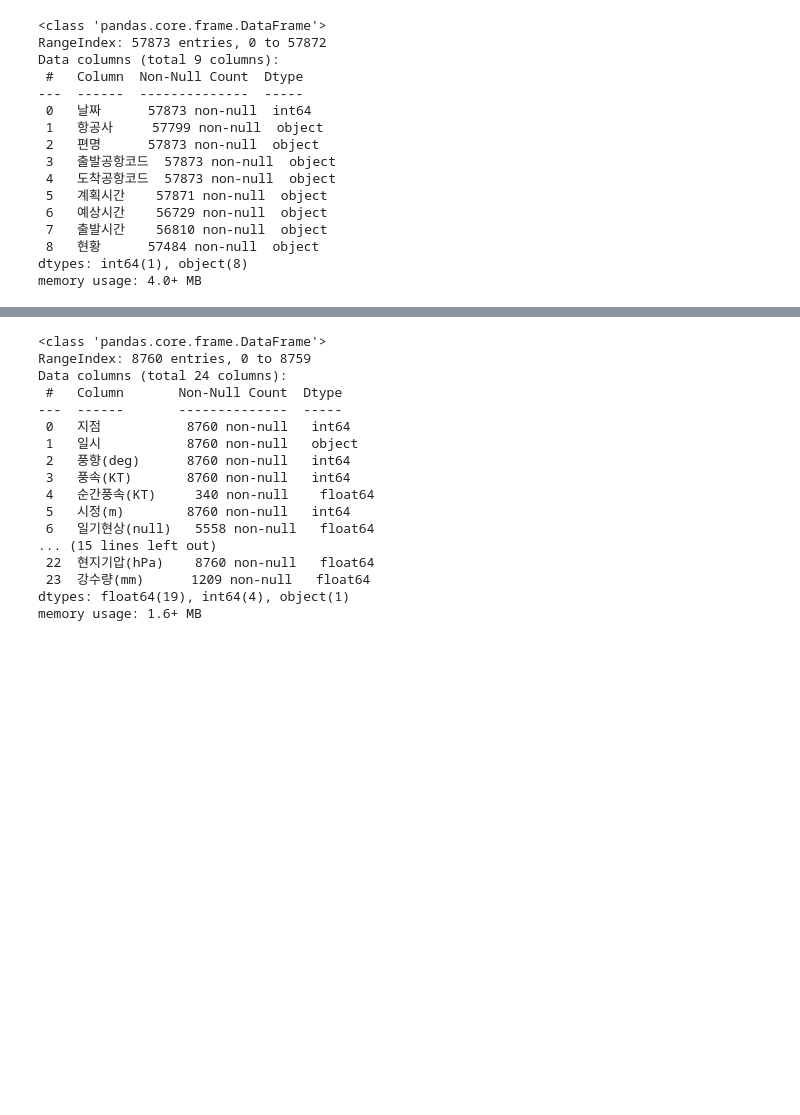
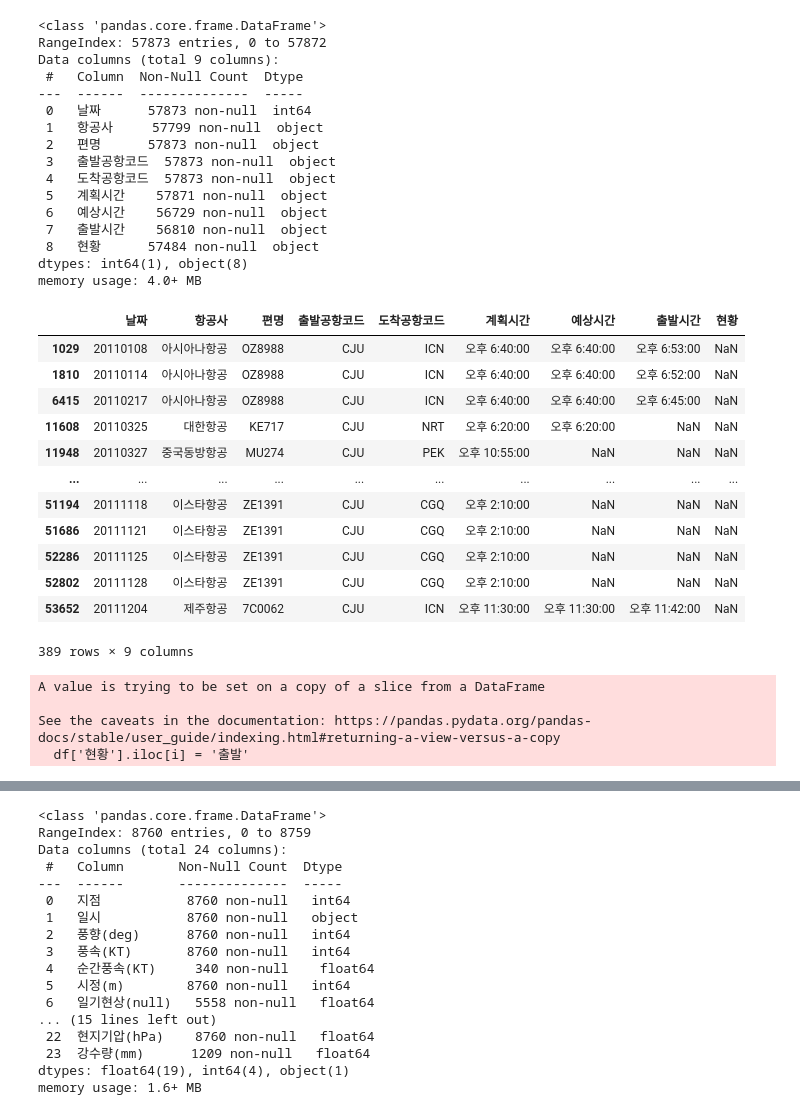
Before and after one commit to lmdss1294/project2_data_gathering, a Jupyter notebook: 2011_data/2011_data_code.ipynb, the cells around one changed output, grey strips where cells are left out. Saved outputs shown, nothing was run; the diff lists cells and outputs as text; code cells hidden in the pictures; blank space fills up the shorter version.

```diff
--- a/2011_data/2011_data_code.ipynb
+++ b/2011_data/2011_data_code.ipynb
@@ -51,5 +53,40 @@ Data columns (total 9 columns):
  8   현황      57484 non-null  object
 dtypes: int64(1), object(8)
 memory usage: 4.0+ MB
+# %%
+df[df['현황'].isnull()==True]
+# %% [output]
+|  | 날짜 | 항공사 | 편명 | 출발공항코드 | 도착공항코드 | 계획시간 | 예상시간 | 출발시간 | 현황 |
+| 1029 | 20110108 | 아시아나항공 | OZ8988 | CJU | ICN | 오후 6:40:00 | 오후 6:40:00 | 오후 6:53:00 | NaN |
+| 1810 | 20110114 | 아시아나항공 | OZ8988 | CJU | ICN | 오후 6:40:00 | 오후 6:40:00 | 오후 6:52:00 | NaN |
+| 6415 | 20110217 | 아시아나항공 | OZ8988 | CJU | ICN | 오후 6:40:00 | 오후 6:40:00 | 오후 6:45:00 | NaN |
+| 11608 | 20110325 | 대한항공 | KE717 | CJU | NRT | 오후 6:20:00 | 오후 6:20:00 | NaN | NaN |
+| 11948 | 20110327 | 중국동방항공 | MU274 | CJU | PEK | 오후 10:55:00 | NaN | NaN | NaN |
+| ... | ... | ... | ... | ... | ... | ... | ... | ... | ... |
+| 51194 | 20111118 | 이스타항공 | ZE1391 | CJU | CGQ | 오후 2:10:00 | NaN | NaN | NaN |
+| 51686 | 20111121 | 이스타항공 | ZE1391 | CJU | CGQ | 오후 2:10:00 | NaN | NaN | NaN |
+| 52286 | 20111125 | 이스타항공 | ZE1391 | CJU | CGQ | 오후 2:10:00 | NaN | NaN | NaN |
+| 52802 | 20111128 | 이스타항공 | ZE1391 | CJU | CGQ | 오후 2:10:00 | NaN | NaN | NaN |
+| 53652 | 20111204 | 제주항공 | 7C0062 | CJU | ICN | 오후 11:30:00 | 오후 11:30:00 | 오후 11:42:00 | NaN |
+389 rows × 9 columns
+# %%
+
+for i in range(len(df['현황'])):
+  if pd.isna(df['현황'].iloc[i]):
+    if df['출발시간'].iloc[i] != None:
+      df['현황'].iloc[i] = '출발'
+
+    else:
+      df['현황'].iloc[i] = '취소'
+
+
+
+  else:
+    continue
+# %% [output]
+A value is trying to be set on a copy of a slice from a DataFrame
+
+See the caveats in the documentation: https://pandas.pydata.org/pandas-docs/stable/user_guide/indexing.html#returning-a-view-versus-a-copy
+  df['현황'].iloc[i] = '출발'
 # %%
 df2 = pd.read_csv("https://raw.githubusercontent.com/lmdss1294/project2_data_gathering/main/2011_data/AIR_AMOS_182_HR_2011_2011_2018.csv",encoding = 'CP949')
```
Also changed, not shown: parts of 24 cells of this notebook.
